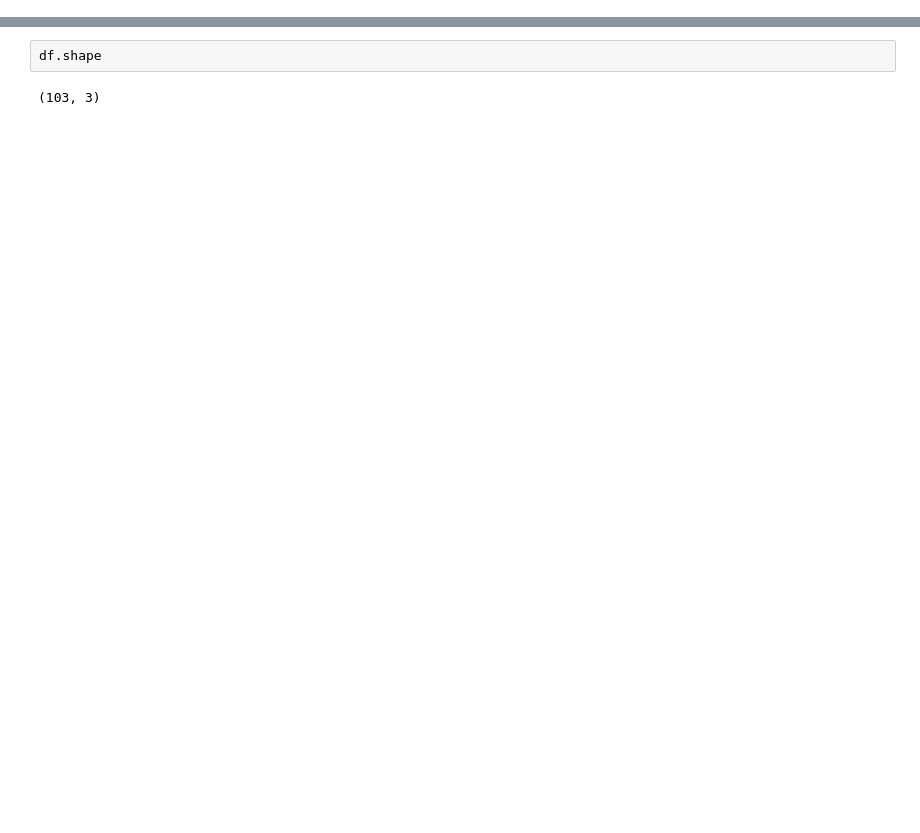
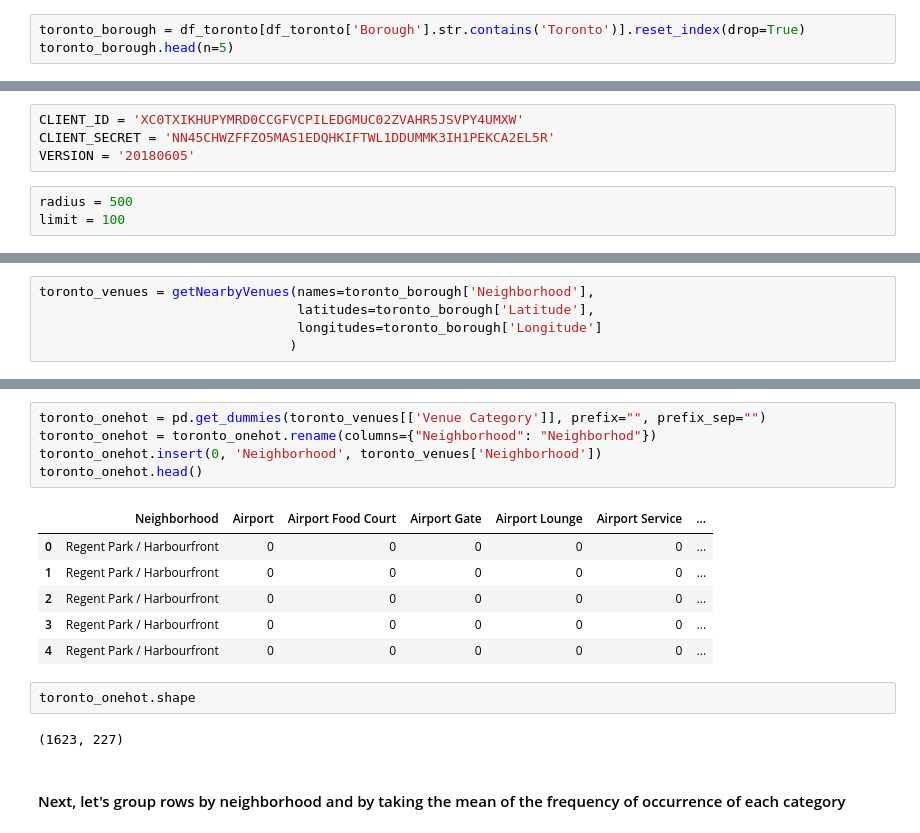
Before and after one commit to rahulr007/Coursera_Capstone, a Jupyter notebook: Neighborhoods in Toranto [ QS-1 ].ipynb, the cells around one changed output, grey strips where cells are left out. Saved outputs shown, nothing was run; the diff lists cells and outputs as text; blank space fills up the shorter version.

```diff
--- a/Neighborhoods in Toranto [ QS-1 ].ipynb
+++ b/Neighborhoods in Toranto [ QS-1 ].ipynb
@@ -122,0 +5,3 @@ df.head(n=10)
+# %%
+toronto_borough = df_toronto[df_toronto['Borough'].str.contains('Toronto')].reset_index(drop=True)
+toronto_borough.head(n=5)
@@ -122,0 +19,7 @@ df.head(n=10)
+# %%
+CLIENT_ID = 'XC0TXIKHUPYMRD0CCGFVCPILEDGMUC02ZVAHR5JSVPY4UMXW'
+CLIENT_SECRET = 'NN45CHWZFFZO5MAS1EDQHKIFTWL1DDUMMK3IH1PEKCA2EL5R'
+VERSION = '20180605'
+# %%
+radius = 500
+limit = 100
@@ -122,0 +63,5 @@ df.head(n=10)
+# %%
+toronto_venues = getNearbyVenues(names=toronto_borough['Neighborhood'],
+                                 latitudes=toronto_borough['Latitude'],
+                                 longitudes=toronto_borough['Longitude']
+                                )
@@ -123,4 +147,18 @@ df.head(n=10)
+# %%
+toronto_onehot = pd.get_dummies(toronto_venues[['Venue Category']], prefix="", prefix_sep="")
+toronto_onehot = toronto_onehot.rename(columns={"Neighborhood": "Neighborhod"})
+toronto_onehot.insert(0, 'Neighborhood', toronto_venues['Neighborhood'])
+toronto_onehot.head()
+# %% [output]
+|  | Neighborhood | Airport | Airport Food Court | Airport Gate | Airport Lounge | Airport Service | ... |
+| 0 | Regent Park / Harbourfront | 0 | 0 | 0 | 0 | 0 | ... |
+| 1 | Regent Park / Harbourfront | 0 | 0 | 0 | 0 | 0 | ... |
+| 2 | Regent Park / Harbourfront | 0 | 0 | 0 | 0 | 0 | ... |
+| 3 | Regent Park / Harbourfront | 0 | 0 | 0 | 0 | 0 | ... |
+| 4 | Regent Park / Harbourfront | 0 | 0 | 0 | 0 | 0 | ... |
 # %%
-df.shape
+toronto_onehot.shape
 # %% [output]
-(103, 3)
+(1623, 227)
+# %% [markdown]
+#### Next, let's group rows by neighborhood and by taking the mean of the frequency of occurrence of each category
```
Also changed, not shown: parts of 30 cells of this notebook.
